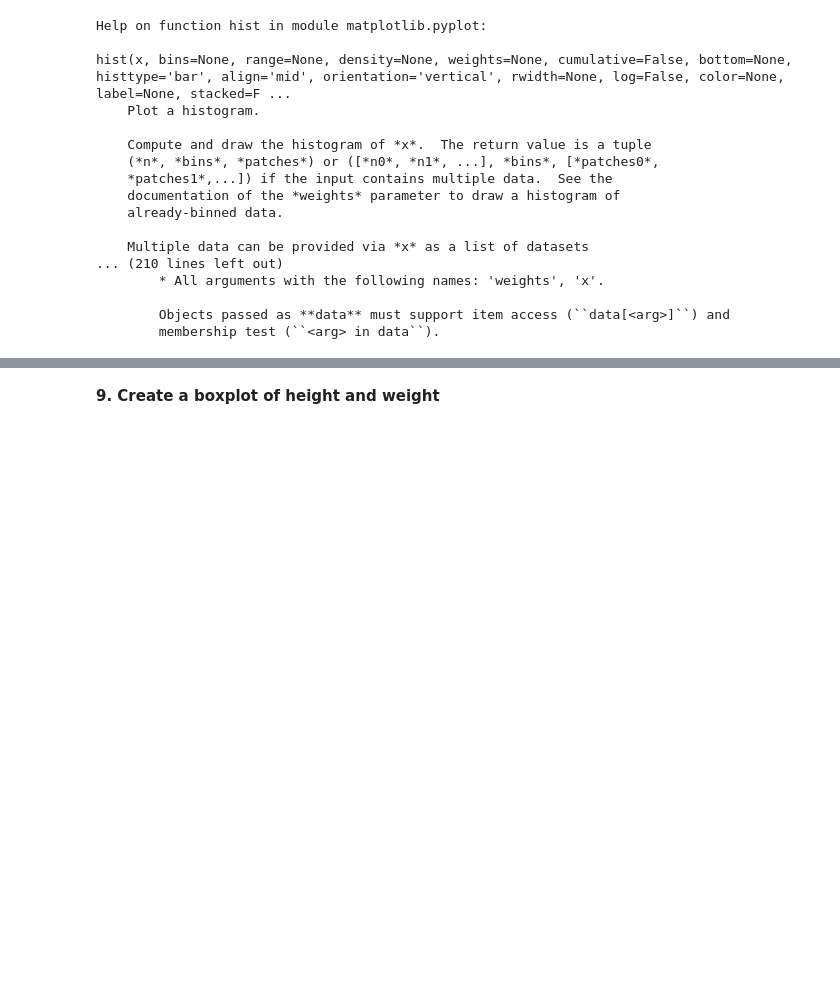
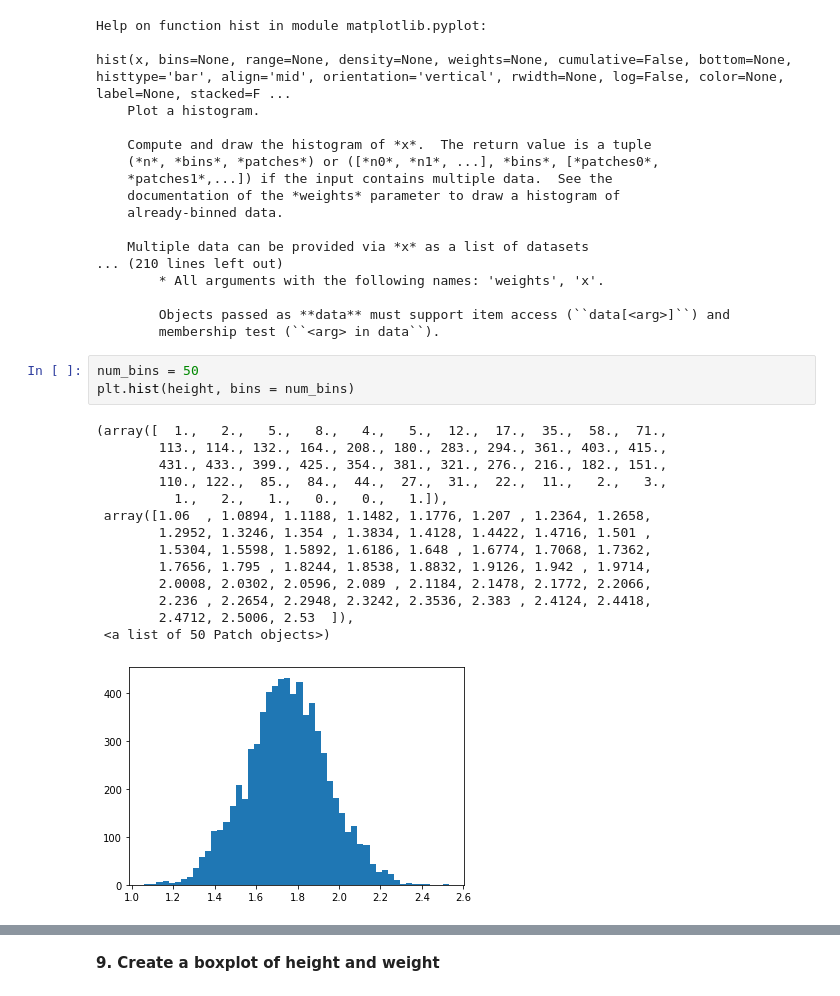
Before and after one commit to MichaelHuttley/iod, a Jupyter notebook: Labs/Module 1/Lab 1.2.1 Numpy Lab.ipynb, the cells around one changed output, grey strips where cells are left out. Drawn from its saved outputs; the diff is of its cells as text; blank space fills up the shorter version.

```diff
--- a/Labs/Module 1/Lab 1.2.1 Numpy Lab.ipynb
+++ b/Labs/Module 1/Lab 1.2.1 Numpy Lab.ipynb
@@ -252,4 +252,22 @@ hist(x, bins=None, range=None, density=None, weights=None, cumulative=False, bot
 
         Objects passed as **data** must support item access (``data[<arg>]``) and
         membership test (``<arg> in data``).
+# %%
+num_bins = 50
+plt.hist(height, bins = num_bins)
+# %% [output]
+(array([  1.,   2.,   5.,   8.,   4.,   5.,  12.,  17.,  35.,  58.,  71.,
+        113., 114., 132., 164., 208., 180., 283., 294., 361., 403., 415.,
+        431., 433., 399., 425., 354., 381., 321., 276., 216., 182., 151.,
+        110., 122.,  85.,  84.,  44.,  27.,  31.,  22.,  11.,   2.,   3.,
+          1.,   2.,   1.,   0.,   0.,   1.]),
+ array([1.06  , 1.0894, 1.1188, 1.1482, 1.1776, 1.207 , 1.2364, 1.2658,
+        1.2952, 1.3246, 1.354 , 1.3834, 1.4128, 1.4422, 1.4716, 1.501 ,
+        1.5304, 1.5598, 1.5892, 1.6186, 1.648 , 1.6774, 1.7068, 1.7362,
+        1.7656, 1.795 , 1.8244, 1.8538, 1.8832, 1.9126, 1.942 , 1.9714,
+        2.0008, 2.0302, 2.0596, 2.089 , 2.1184, 2.1478, 2.1772, 2.2066,
+        2.236 , 2.2654, 2.2948, 2.3242, 2.3536, 2.383 , 2.4124, 2.4418,
+        2.4712, 2.5006, 2.53  ]),
+ <a list of 50 Patch objects>)
+[figure, added]
 # %%
```
Also changed, not shown: parts of 58 cells of this notebook, 1 other file.
